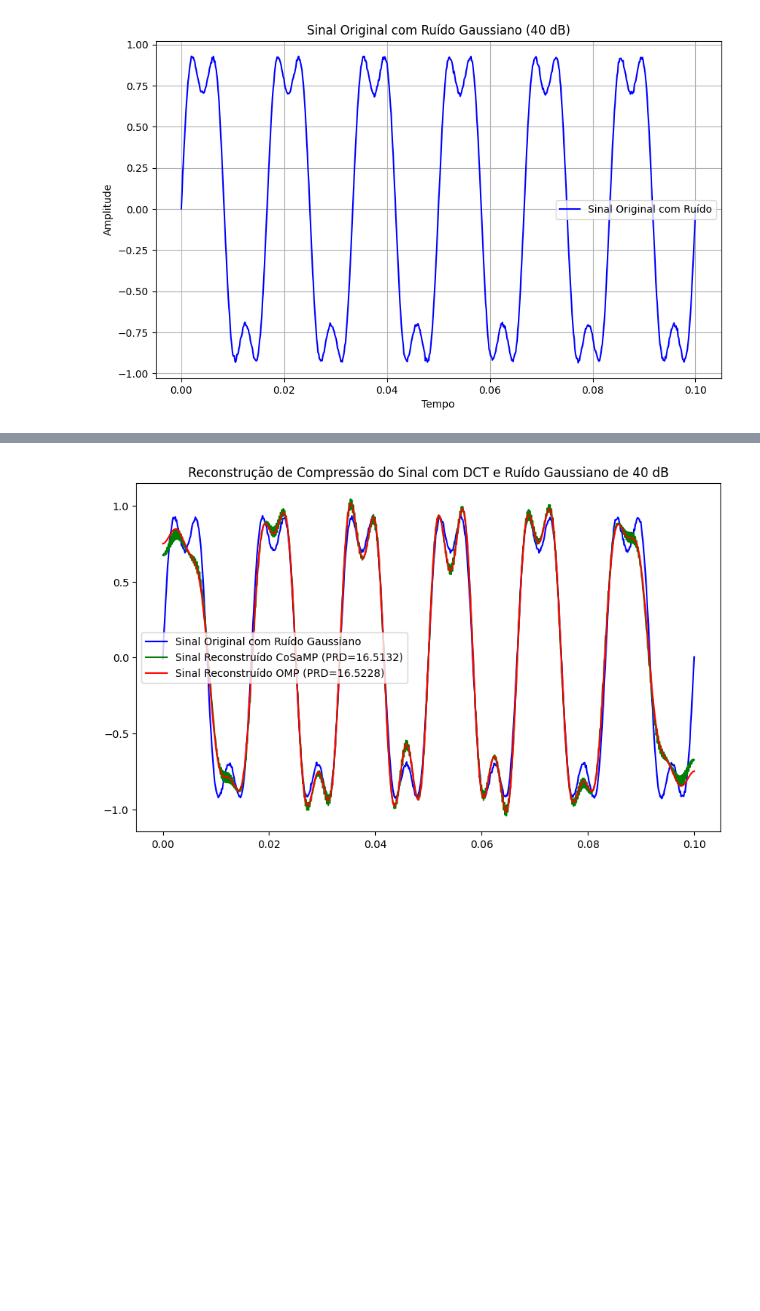
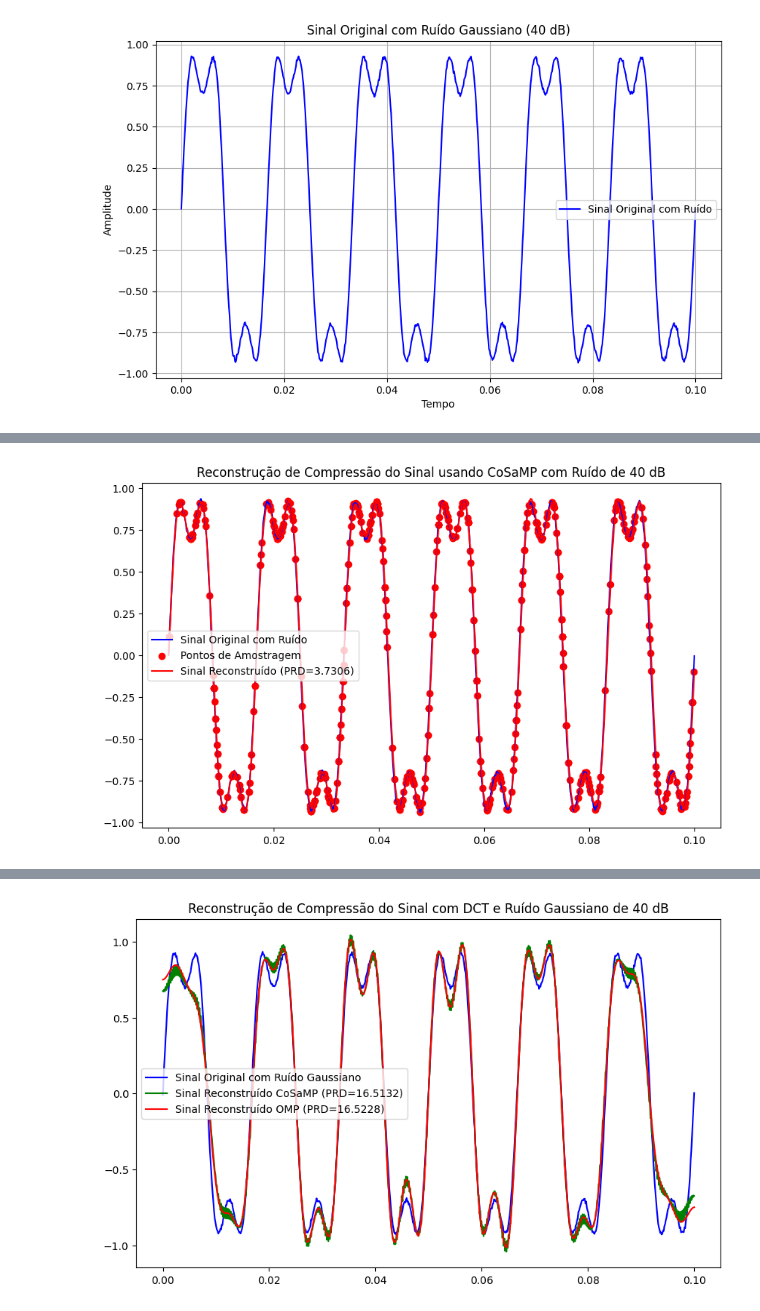
Before and after one commit to AugustoBonifacio001/AugustoBonifacio001, a Jupyter notebook: função_OMP_CoSaMP.ipynb, the cells around one changed output, grey strips where cells are left out. Saved outputs shown, nothing was run; the diff lists cells and outputs as text; code cells hidden in the pictures; blank space fills up the shorter version.

```diff
--- a/função_OMP_CoSaMP.ipynb
+++ b/função_OMP_CoSaMP.ipynb
@@ -288,0 +298,91 @@ plt.show()
+# %%
+import numpy as np
+import matplotlib.pyplot as plt
+from sklearn.linear_model import OrthogonalMatchingPursuit
+
+
+def cosamp(Phi, u, s, tol=1e-10, max_iter=10):
+    max_iter -= 1
+    num_precision = 1e-12
+    a = np.zeros(Phi.shape[1])
+    v = u
+    iter_count = 0
+    halt = False
+    while not halt:
+        iter_count += 1
+        y = np.abs(np.dot(np.transpose(Phi), v))
+        Omega = [i for (i, val) in enumerate(y) if val > np.sort(y)[::-1][2 * s] and val > num_precision]
+        T = np.union1d(Omega, a.nonzero()[0])
+        b = np.dot(np.linalg.pinv(Phi[:, T]), u)
+        igood = (np.abs(b) > np.sort(np.abs(b))[::-1][s]) & (np.abs(b) > num_precision)
+        T = T[igood]
+        a[T] = b[igood]
+        v = u - np.dot(Phi[:, T], b[igood])
+        halt = np.linalg.norm(v) / np.linalg.norm(u) < tol or iter_count > max_iter
+    return a
+
+
+def omp(Phi, u, s):
+    omp_model = OrthogonalMatchingPursuit(n_nonzero_coefs=s)
+    omp_model.fit(Phi, u)
+    return omp_model.coef_
+
+
+def calculate_mse(original, reconstructed):
+    return 100 * np.sqrt(np.sum((original - reconstructed) ** 2) / np.sum((original) ** 2))
+
+
+n = 6 * 128
+t = np.linspace(0.0, 0.1, num=n)
+f1 = 60
+f2 = 180
+
+x = np.sin(2 * np.pi * f1 * t) + 0.3 * np.sin(2 * np.pi * f2 * t)
+
+# Adicionar ruído gaussiano ao sinal original
+media_ruido = 0
+desvio_padrao_ruido = np.sqrt(np.var(x) / (10 ** (40 / 10)))  # Conversão de dB para magnitude do ruído
+ruido_gaussiano = np.random.normal(media_ruido, desvio_padrao_ruido, len(x))
+x_com_ruido = x + ruido_gaussiano
+
+CR = 70
+p = np.abs(np.round((n - n * CR) / 100).astype(int))
+amostras_aleatorias = np.round((n - 1) * np.random.rand(p)).astype(int)
+y = x_com_ruido[amostras_aleatorias]
+
+Phi = np.fft.fft(np.eye(n, n))
+CPhi = np.imag(Phi[amostras_aleatorias, :])
+
+# Executar o algoritmo CoSaMP
+s_reconstruido_cosamp = cosamp(CPhi, y, 10)
+x_rec_cosamp = np.imag(np.fft.fft (s_reconstruido_cosamp))
+
+# Calcular erro de reconstrução
+mse_cosamp = calculate_mse(x_com_ruido, x_rec_cosamp)
+
+# Plotar resultado do CoSaMP
+plt.figure(figsize=(10, 6))
+plt.plot(t, x_com_ruido, 'b', label='Sinal Original com Ruído')
+plt.scatter(t[amostras_aleatorias], x_com_ruido[amostras_aleatorias], color='red', label='Pontos de Amostragem')
+plt.plot(t, x_rec_cosamp, 'r', label=f'Sinal Reconstruído (PRD={mse_cosamp:.4f})')
+plt.title('Reconstrução de Compressão do Sinal usando CoSaMP com Ruído de 40 dB')
+plt.legend()
+plt.show()
+
+# Executar o algoritmo OMP
+s_reconstruido_omp = omp(CPhi, y, 10)
+x_rec_omp = np.imag(np.fft.fft( s_reconstruido_omp))
+
+# Calcular erro de reconstrução
+mse_omp = calculate_mse(x_com_ruido, x_rec_omp)
+
+# Plotar resultado do OMP
+plt.figure(figsize=(10, 6))
+plt.plot(t, x_com_ruido, 'b', label='Sinal Original com Ruído')
+plt.scatter(t[amostras_aleatorias], x_com_ruido[amostras_aleatorias], color='red', label='Pontos de Amostragem')
+plt.plot(t, x_rec_omp, 'r', label=f'Sinal Reconstruído (PRD={mse_omp:.4f})')
+plt.title('Reconstrução de Compressão do Sinal usando OMP com Ruído de 40 dB')
+plt.legend()
+plt.show()
+# %% [output]
+[figure, added]
```
Also changed, not shown: parts of 3 cells of this notebook.
